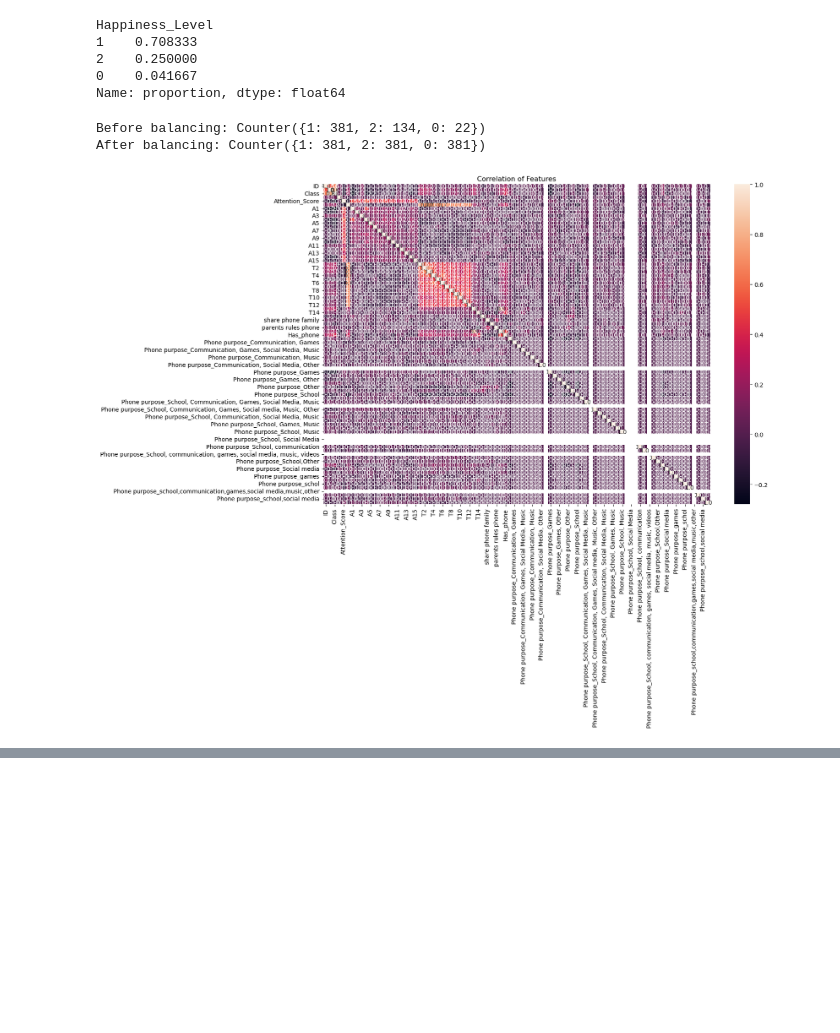
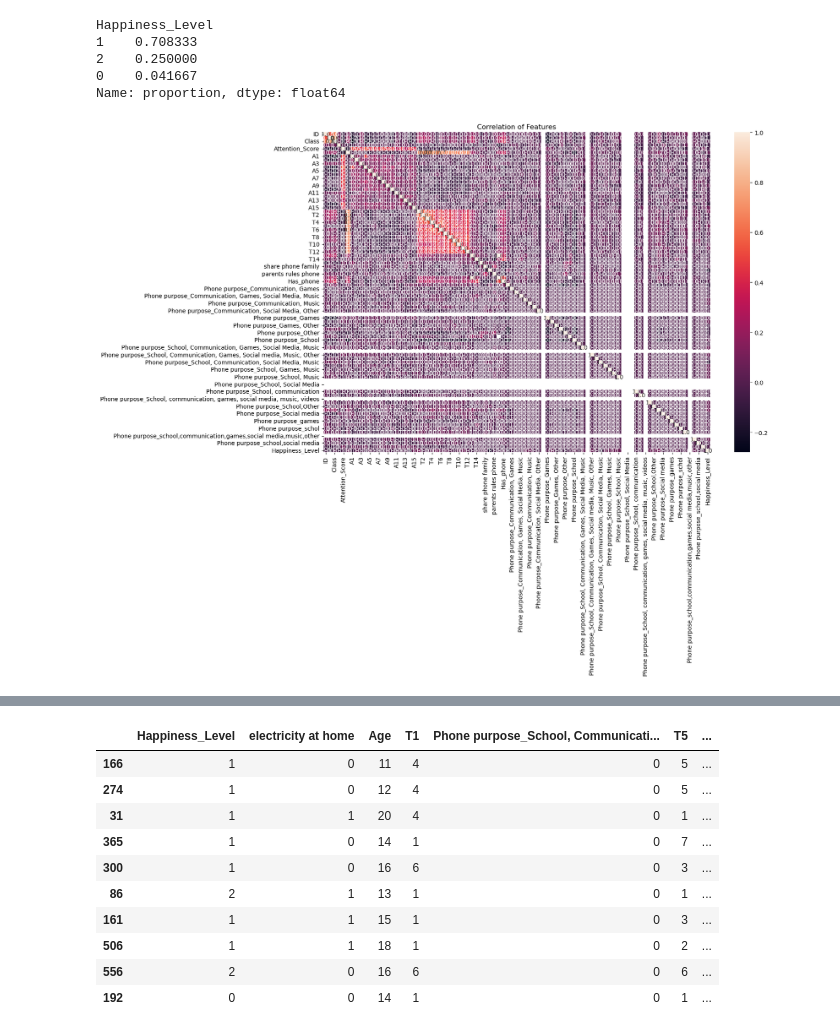
Before and after one commit to Sakacogu/BF_survey, a Jupyter notebook: BF_ML.ipynb, the cells around one changed output, grey strips where cells are left out. Drawn from its saved outputs; the diff is of its cells as text; code cells hidden in the pictures; blank space fills up the shorter version.

```diff
--- a/BF_ML.ipynb
+++ b/BF_ML.ipynb
@@ -156,39 +157,57 @@ Happiness_Level
 2    0.250000
 0    0.041667
 Name: proportion, dtype: float64
-# %%
-
-#Fill in all NaN values with 0
-X_train = X_train.fillna(0)
-X_test  = X_test.fillna(0)
-
-# Apply SMOTE only to the training set
-df_smote = SMOTE(random_state=42, k_neighbors=3)
-X_train_bal, y_train_bal = df_smote.fit_resample(X_train, y_train)
-
-print("Before balancing:", Counter(y_train))
-print("After balancing:", Counter(y_train_bal))
-# %% [output]
-Before balancing: Counter({1: 381, 2: 134, 0: 22})
-After balancing: Counter({1: 381, 2: 381, 0: 381})
 # %%
+y_train_named = y_train.rename('Happiness_Level')   # <- IMPORTANT
+
+# 1) Combine X and y for correlation (train only)
+df_train = pd.concat([X_train, y_train_named], axis=1)
+
+# 2) Correlation heatmap (optional)
 plt.figure(figsize=(15, 10))
-correlation_matrix = X_train.corr()
+correlation_matrix = df_train.corr(numeric_only=True)
 sns.heatmap(correlation_matrix, annot=True, fmt=".1f")
 plt.title('Correlation of Features')
 plt.show()
 
+# 3) Rank features by absolute correlation with the target (drop the target itself)
+corr_with_target = (
+    correlation_matrix['Happiness_Level']
+    .drop('Happiness_Level')            # <- remove target so it doesn't end up in top list
+    .abs()
+    .sort_values(ascending=False)
+)
+
+# 4) Choose exactly top 10 feature names
+top_10 = corr_with_target.head(10).index
+
+# 5) Guard against typos/mismatch (optional, but safe)
+top_10 = [c for c in top_10 if c in X_train.columns]
+
+df_correlation.head(10)
+
+
+#plt.figure(figsize=(15, 10))
+#correlation_matrix = df_train.corr()
+#sns.heatmap(correlation_matrix, annot=True, fmt=".1f")
+#plt.title('Correlation of Features')
+#plt.show()
+
+#top_10 = correlation_matrix['Happiness_Level'].abs().sort_values(ascending=False)[:11].index
+#df_correlation = df_train[top_10]
+#df_correlation.head(10)
+
 # Merge target for correlation
-train_corr = X_train.copy()
-train_corr['Happiness_Level'] = y_train
+#train_corr = X_train.copy()
+#train_corr['Happiness_Level'] = y_train
 
 # Compute correlation
-corr = train_corr.corr()['Happiness_Level'].abs().sort_values(ascending=False)
+#corr = train_corr.corr()['Happiness_Level'].abs().sort_values(ascending=False)
 
-corr_with_target = train_corr.corr(numeric_only=True)['Happiness_Level'].drop('Happiness_Level')
-corr_with_target_abs = corr_with_target.abs().sort_values(ascending=False)
+#corr_with_target = train_corr.corr(numeric_only=True)['Happiness_Level'].drop('Happiness_Level')
+#corr_with_target_abs = corr_with_target.abs().sort_values(ascending=False)
 
-print("Top correlations with Happiness_Level:\n")
-print(corr_with_target_abs.head(15))
+#print("Top correlations with Happiness_Level:\n")
+#print(corr_with_target_abs.head(15))
 # %% [output]
-[figure, old version]
+[figure, new version]
@@ -213 +214,12 @@ Name: Happiness_Level, dtype: float64
+|  | Happiness_Level | electricity at home | Age | T1 | Phone purpose_School, Communicati... | T5 | ... |
+| 166 | 1 | 0 | 11 | 4 | 0 | 5 | ... |
+| 274 | 1 | 0 | 12 | 4 | 0 | 5 | ... |
+| 31 | 1 | 1 | 20 | 4 | 0 | 1 | ... |
+| 365 | 1 | 0 | 14 | 1 | 0 | 7 | ... |
+| 300 | 1 | 0 | 16 | 6 | 0 | 3 | ... |
+| 86 | 2 | 1 | 13 | 1 | 0 | 1 | ... |
+| 161 | 1 | 1 | 15 | 1 | 0 | 3 | ... |
+| 506 | 1 | 1 | 18 | 1 | 0 | 2 | ... |
+| 556 | 2 | 0 | 16 | 6 | 0 | 6 | ... |
+| 192 | 0 | 0 | 14 | 1 | 0 | 1 | ... |
 # %%
```
Also changed, not shown: parts of 8 cells of this notebook.
